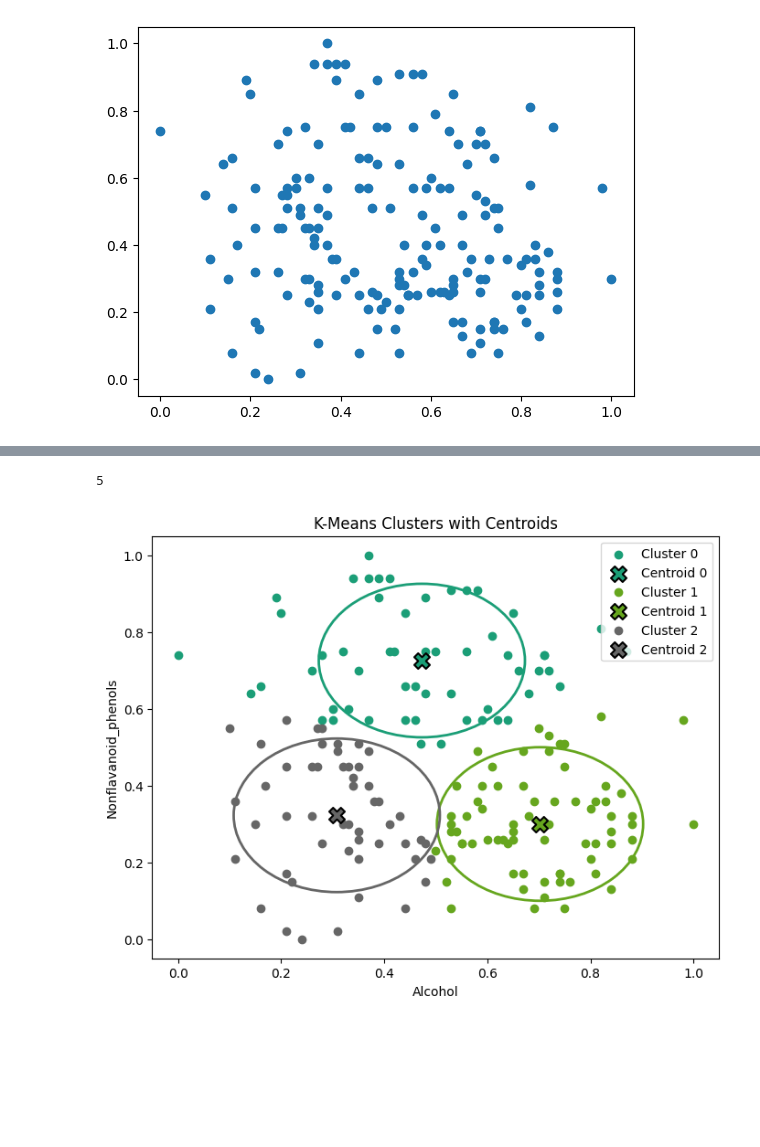
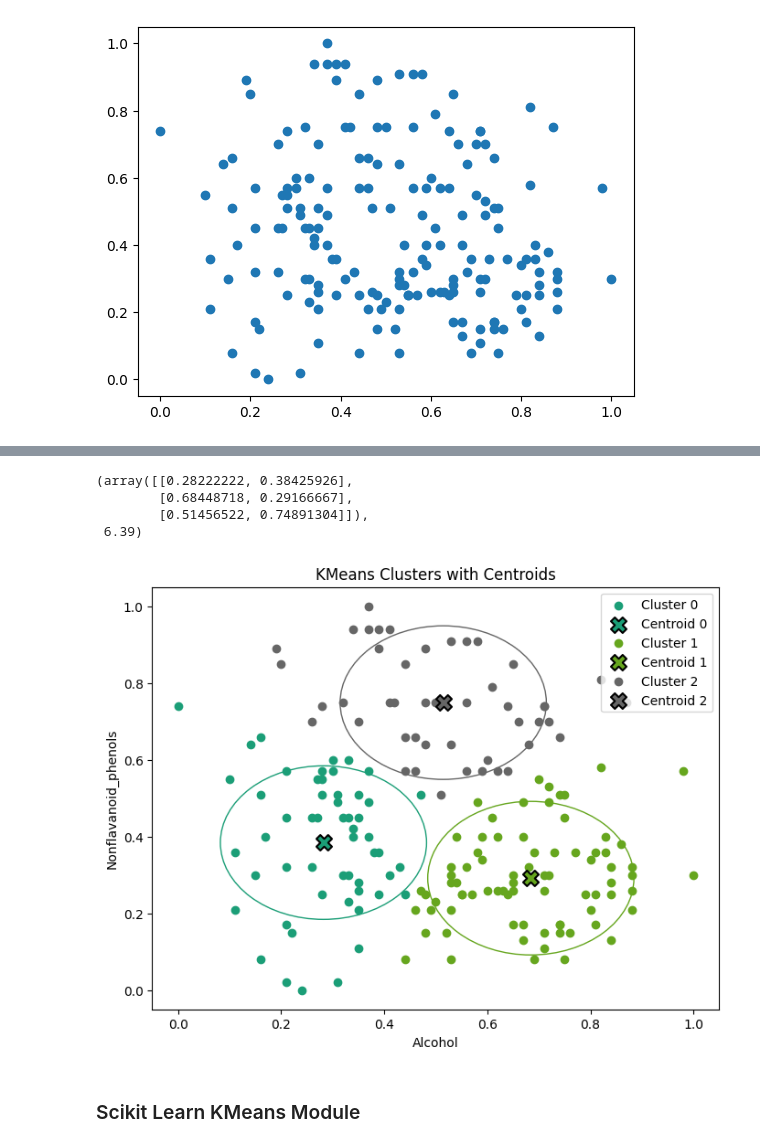
Before and after one commit to modelverseml/ml_clustering, a Jupyter notebook: ml_custering.ipynb, the cells around one changed output, grey strips where cells are left out. Cells and saved outputs as stored; diff of their text form; code cells hidden in the pictures; blank space fills up the shorter version.

```diff
--- a/ml_custering.ipynb
+++ b/ml_custering.ipynb
@@ -62,65 +116,26 @@ sample_centers
 # %%
-## Gradient Descent
+
 import importlib
-
 import kmeans
 
 # reload the whole module
 importlib.reload(kmeans)
+from kmeans import ManualKMeans
 
-from kmeans import Kmeans
+manual_kmeans_algo = ManualKMeans(n_clusters = 3, data = wine_metrics_df)
+manual_kmeans_algo.initialise_centers(sample_centers)
+manual_kmeans_inertia,manual_kmeans_centers,manual_kmeans_clusters = manual_kmeans_algo.assign_clusters()
 
-kmeans_algo = Kmeans(n_clusters = 3, data = wine_metrics_df)
-
-kmeans_algo.initialise_centers(sample_centers)
-
-centers,clusters = kmeans_algo.assign_clusters()
+manual_kmeans_centers,manual_kmeans_inertia
 # %% [output]
-5
+(array([[0.28222222, 0.38425926],
+        [0.68448718, 0.29166667],
+        [0.51456522, 0.74891304]]),
+ 6.39)
 # %%
-plt.figure(figsize=(8,6))
-# Unique clusters and colors
-unique_clusters = np.unique(clusters)
-colors_dark = plt.cm.Dark2(np.linspace(0, 1, len(unique_clusters)))
-
-# Plot clusters and centroids
-for idx, cluster in enumerate(unique_clusters):
-    mask = clusters == cluster
-    cluster_points = wine_metrics_df[mask]
-
-    # Scatter points (lighter color)
-    plt.scatter(
-        cluster_points['Alcohol'],
-        cluster_points['Nonflavanoid_phenols'],
-        color=colors_dark[idx],
-        label=f'Cluster {cluster}'
-    )
-
-    # Plot centroid with cross marker and darker color
-    plt.scatter(
-        centers[idx, 0],
-        centers[idx, 1],
-        color=colors_dark[idx],
-        marker='X',
-        s=150,  # size of cross
-        edgecolor='black',
-        linewidth=1.5,
-        label=f'Centroid {cluster}'
-    )
-    # Draw a circle around centroid
-    circle = plt.Circle(
-        (centers[idx, 0], centers[idx, 1]),
-        radius=0.2,
-        color=colors_dark[idx],
-        fill=False,
-        lw=2
-    )
-    plt.gca().add_patch(circle)
-
-plt.xlabel('Alcohol')
-plt.ylabel('Nonflavanoid_phenols')
-plt.title('K-Means Clusters with Centroids')
-plt.legend()
-plt.show()
+plot_clusters(wine_metrics_df,manual_kmeans_centers,manual_kmeans_clusters ,
+              'KMeans Clusters with Centroids')
 # %% [output]
-[figure, old version]
+[figure, new version]
+# %% [markdown]
+### Scikit Learn KMeans Module
```
Also changed, not shown: parts of 16 cells of this notebook, 1 other file.
